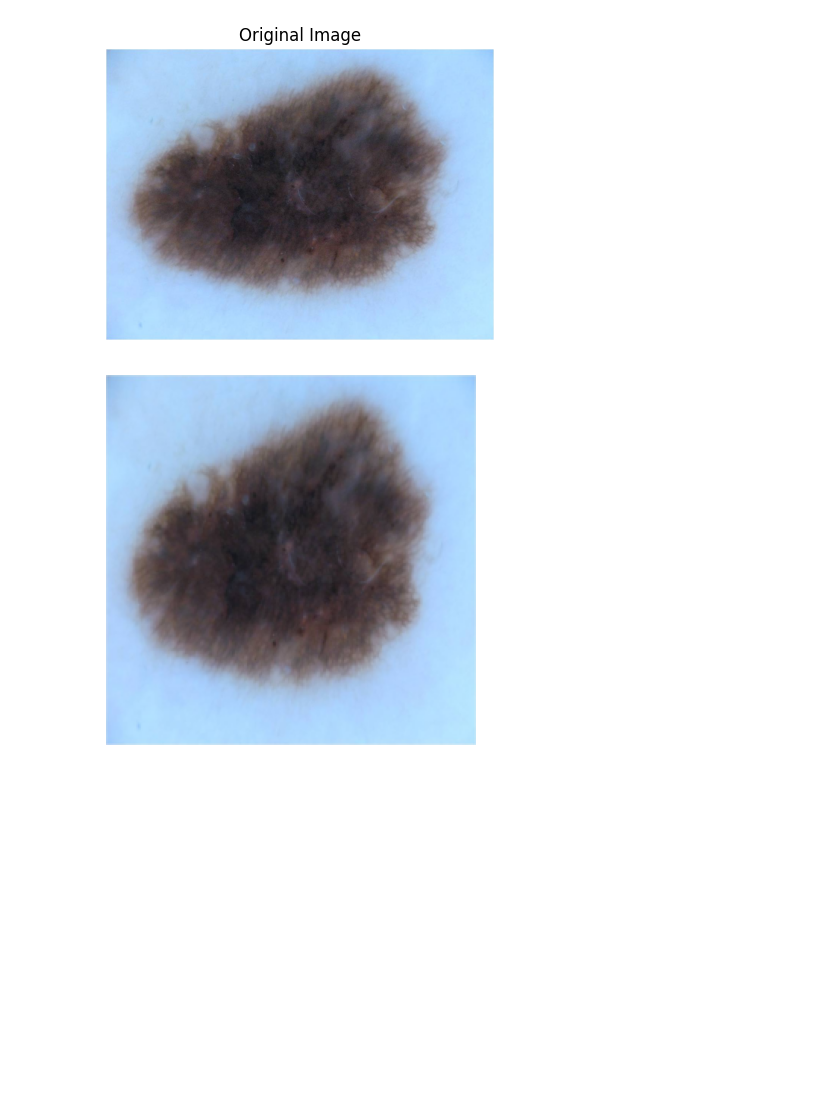
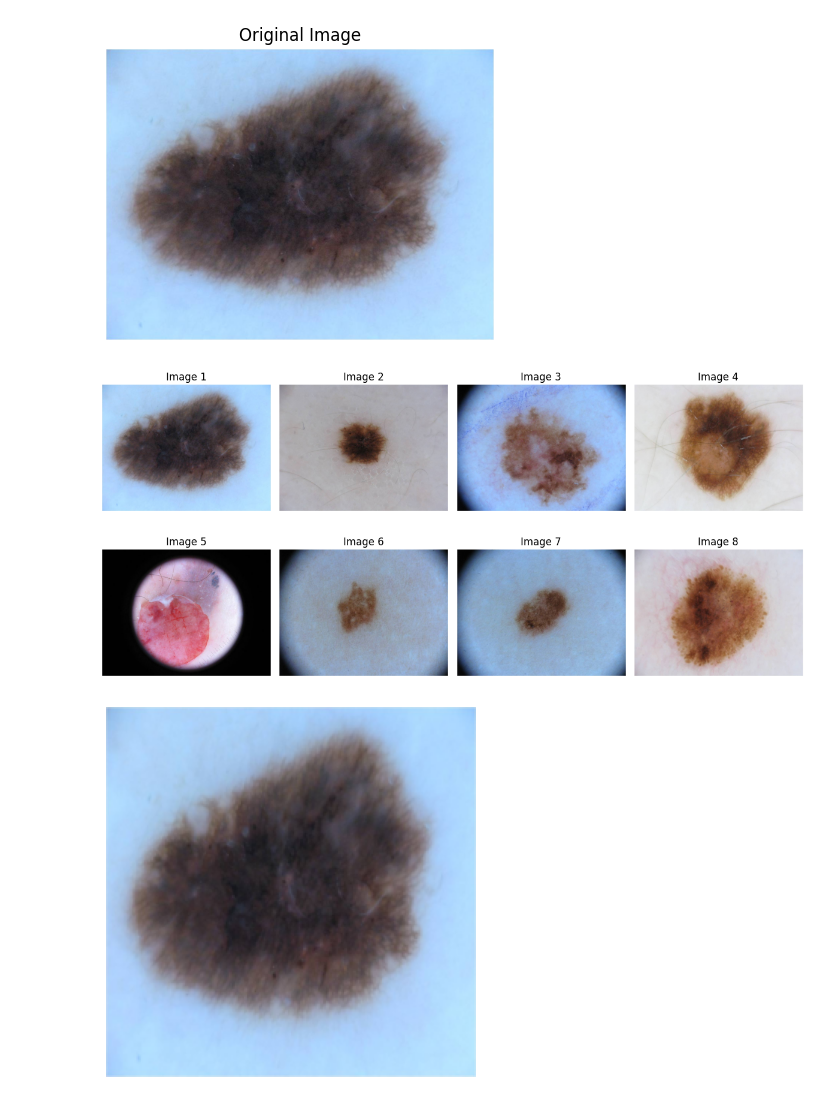
Before and after one commit to DeHess/DSHEAL-SkinModel, a Jupyter notebook: skincancer_classification.ipynb, the cells around one changed output. Cells and saved outputs as stored; diff of their text form; code cells hidden in the pictures; blank space fills up the shorter version.

```diff
--- a/skincancer_classification.ipynb
+++ b/skincancer_classification.ipynb
@@ -74,6 +75,36 @@ plt.axis("off")
 plt.show()
 # %% [output]
 [figure]
+# %%
+import os
+import matplotlib.pyplot as plt
+from PIL import Image
+
+# Define the folder containing images
+image_folder = r"archive\all"
+
+# Get a list of image files and sort them
+image_files = sorted([f for f in os.listdir(image_folder) if f.endswith(".jpg")])
+
+# Select the first 8 images
+num_images = min(8, len(image_files))
+selected_images = image_files[:num_images]
+
+# Set up the plot
+fig, axes = plt.subplots(2, 4, figsize=(12, 6))
+
+# Loop through the images and display them
+for i, ax in enumerate(axes.flat):
+    img_path = os.path.join(image_folder, selected_images[i])
+    img = Image.open(img_path).convert("RGB")
+    ax.imshow(img)
+    ax.set_title(f"Image {i+1}")
+    ax.axis("off")
+
+plt.tight_layout()
+plt.show()
+# %% [output]
+[figure, added]
 # %%
 # Preprocessed Example Image
 
```
Also changed, not shown: parts of 7 cells of this notebook.
